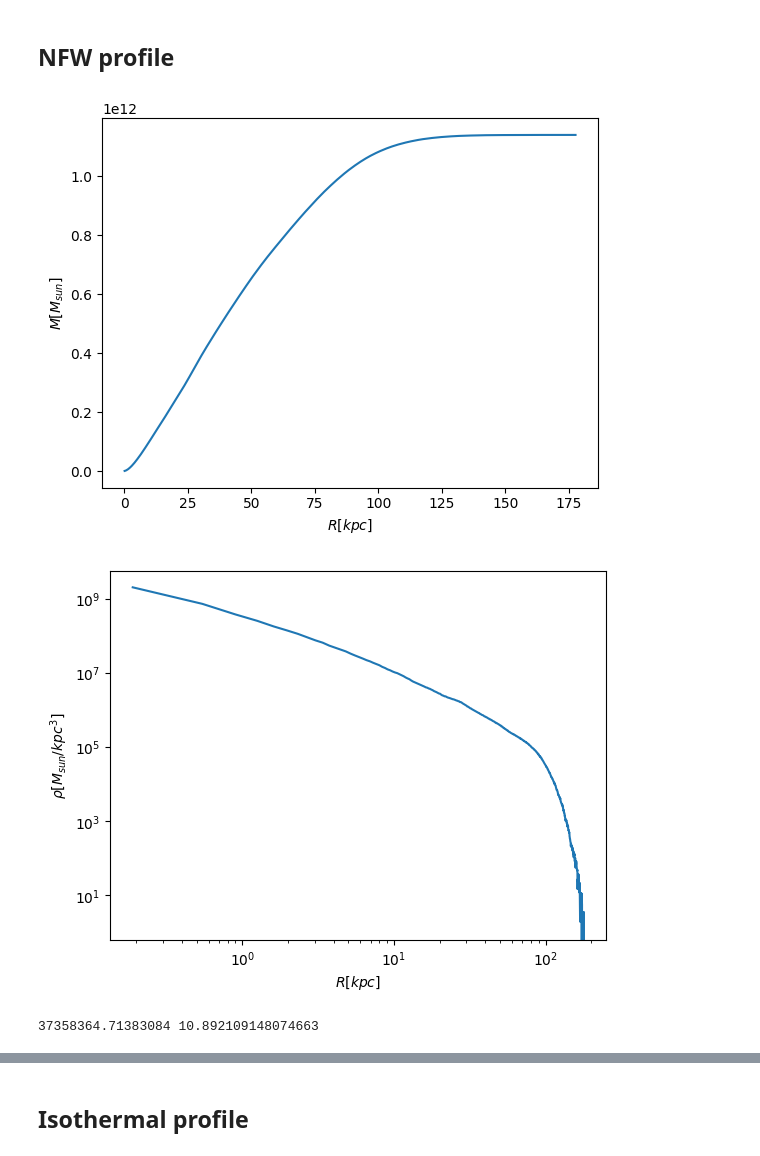
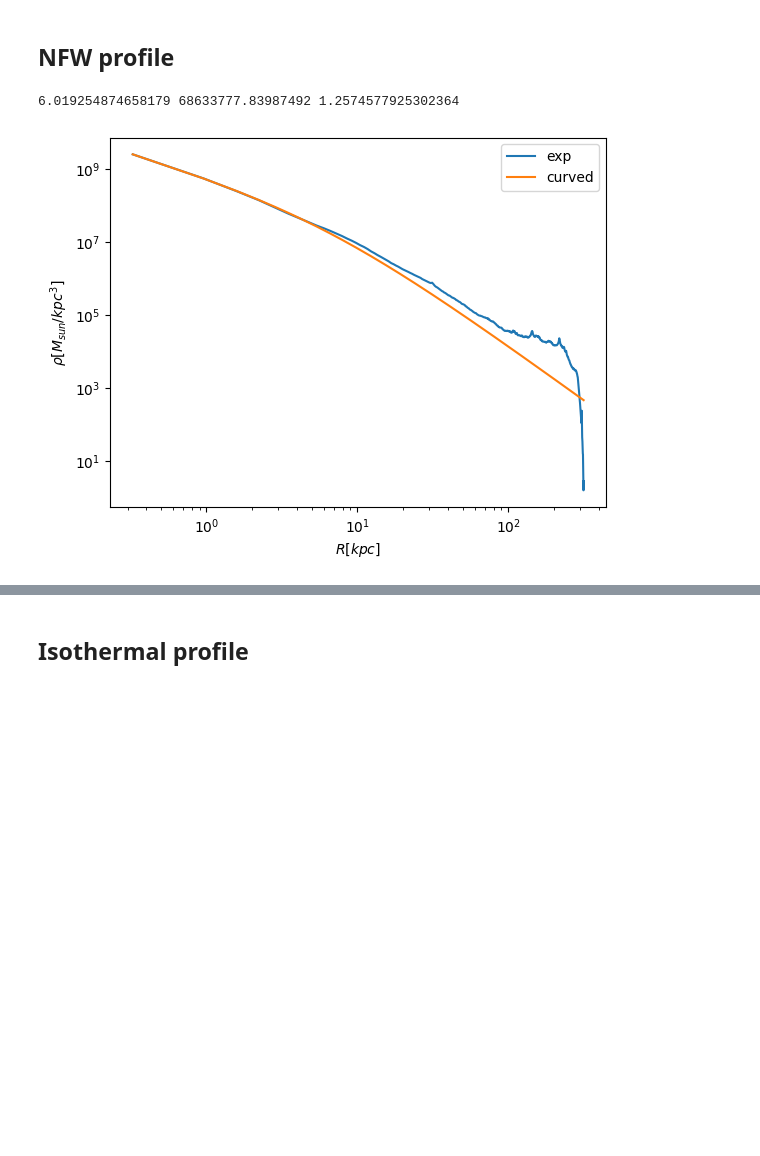
Before and after one commit to merkulovaveraastro9-source/AstronomyProject, a Jupyter notebook: Untitled3.ipynb, the cells around one changed output, grey strips where cells are left out. Cells and saved outputs as stored; diff of their text form; code cells hidden in the pictures; blank space fills up the shorter version.

```diff
--- a/Untitled3.ipynb
+++ b/Untitled3.ipynb
@@ -541,18 +554,18 @@ from scipy.optimize import curve_fit
 import matplotlib.pyplot as plt
 import matplotlib.scale as mscale
 
-def NFW(Rad, r0,Rho0):
-    return Rho0/((Rad/r0) * (1+Rad/r0)**2)
-def curve_density(Density,Rad):
-    params,conv= curve_fit(NFW,Rad,Density, p0 = [70,10**9], maxfev = 100000000)
-    r0, Rho0 = params
+def gNFW(Rad, r0,Rho0,gamma):
+    return Rho0/((Rad/r0)**gamma * (1+Rad/r0)**(3-gamma))
 
-    print(Rho0,r0)
-    return Rho0,r0
-def curve_func_density(Rad,Rho0,r0,Density):
+def curve_density_gNFW(Density,Rad):
+    params,conv= curve_fit(gNFW,Rad,Density, p0 = [70,10**9,1.5], maxfev = 100000000)
+    r0, Rho0,gamma = params
+    print(r0, Rho0,gamma)
+    return r0, Rho0,gamma
+def curve_func_density_gNFW(Rad,r0, Rho0,gamma,Density):
     fig,ax = plt.subplots()
     ax.plot(Rad,Density,label = 'exp')
-    ax.plot(Rad,  Rho0/((Rad/r0) * (1+Rad/r0)**2),label = 'curved')
+    ax.plot(Rad,  Rho0/((Rad/r0)**gamma * (1+Rad/r0)**(3-gamma)), label = 'curved')
     ax.set_xscale('log')
     ax.set_yscale('log')
     ax.set_xlabel(r'$R [kpc]$')
@@ -566,12 +579,11 @@ def curve_func_mass(Rad,Rho,r0,Mass):
     ax.set_ylabel(r'$M [{M}_{sun}]$')
     ax.legend()
 # %%
-cutout,subhalo,scale_factor = GetCutout(baseUrl,99,1)
-Masses,Rad,Mass,dR  = Dark_Mass(cutout,subhalo,scale_factor)
-Density,Rad= Dark_Mass_Density(Mass,Rad,dR)
-Rho0,r0 = curve_density(Density,Rad)
-curve_func_density(Rad,Rho0,r0,Density)
+with File ('Data_342447','r') as h5:
+    Rad = h5['Rad_dm'][:]
+    Density = h5['Density_dm'][:]
+    r0_NFW, Rho0_NFW,gamma_NFW =curve_density_gNFW(Density,Rad)
+    curve_func_density_gNFW(Rad,r0_NFW, Rho0_NFW,gamma_NFW,Density)
 # %% [output]
+6.019254874658179 68633777.83987492 1.2574577925302364
-[figure, old version]
+[figure, new version]
-[figure, removed]
-37358364.71383084 10.892109148074663
```
Also changed, not shown: parts of 11 cells of this notebook.
